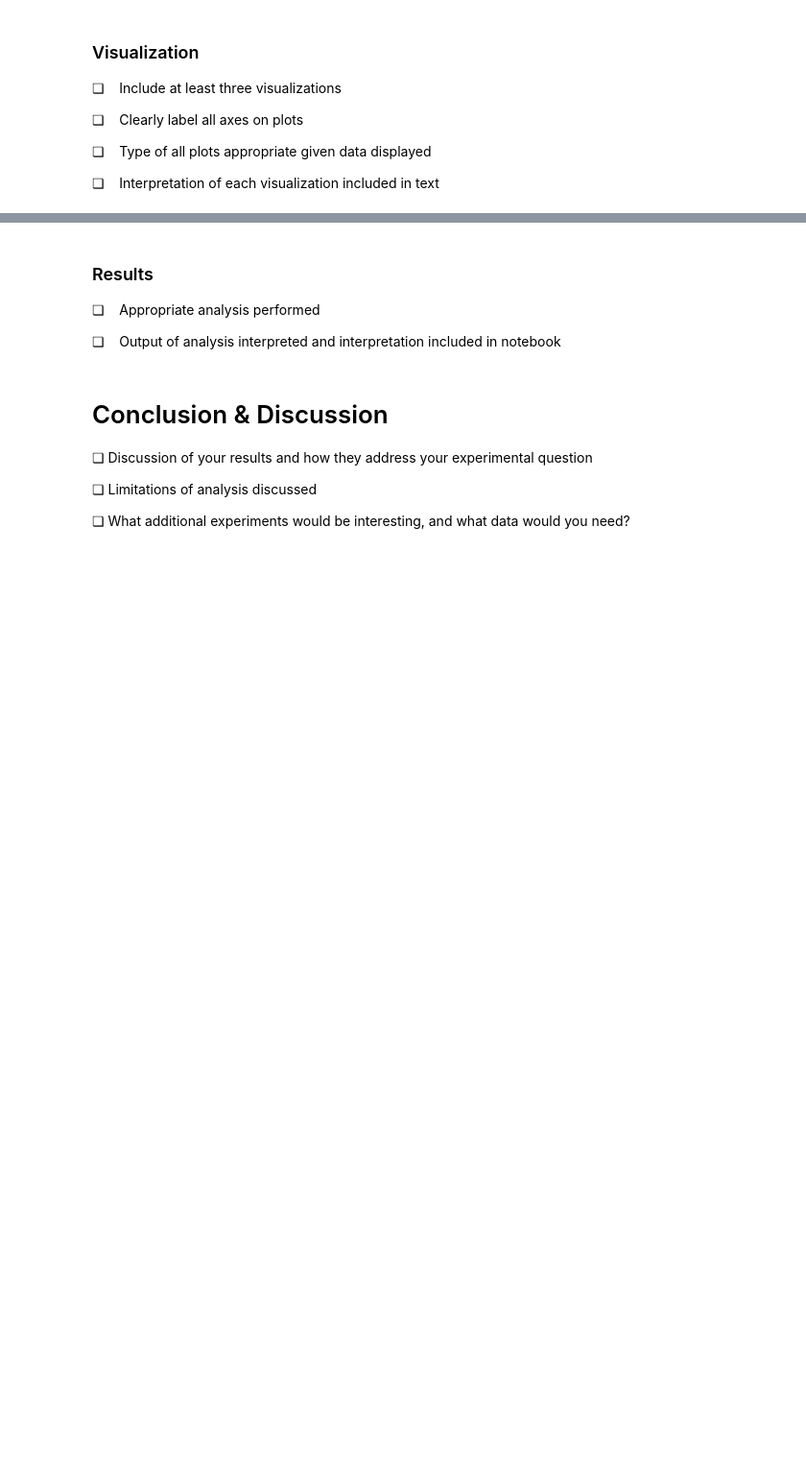
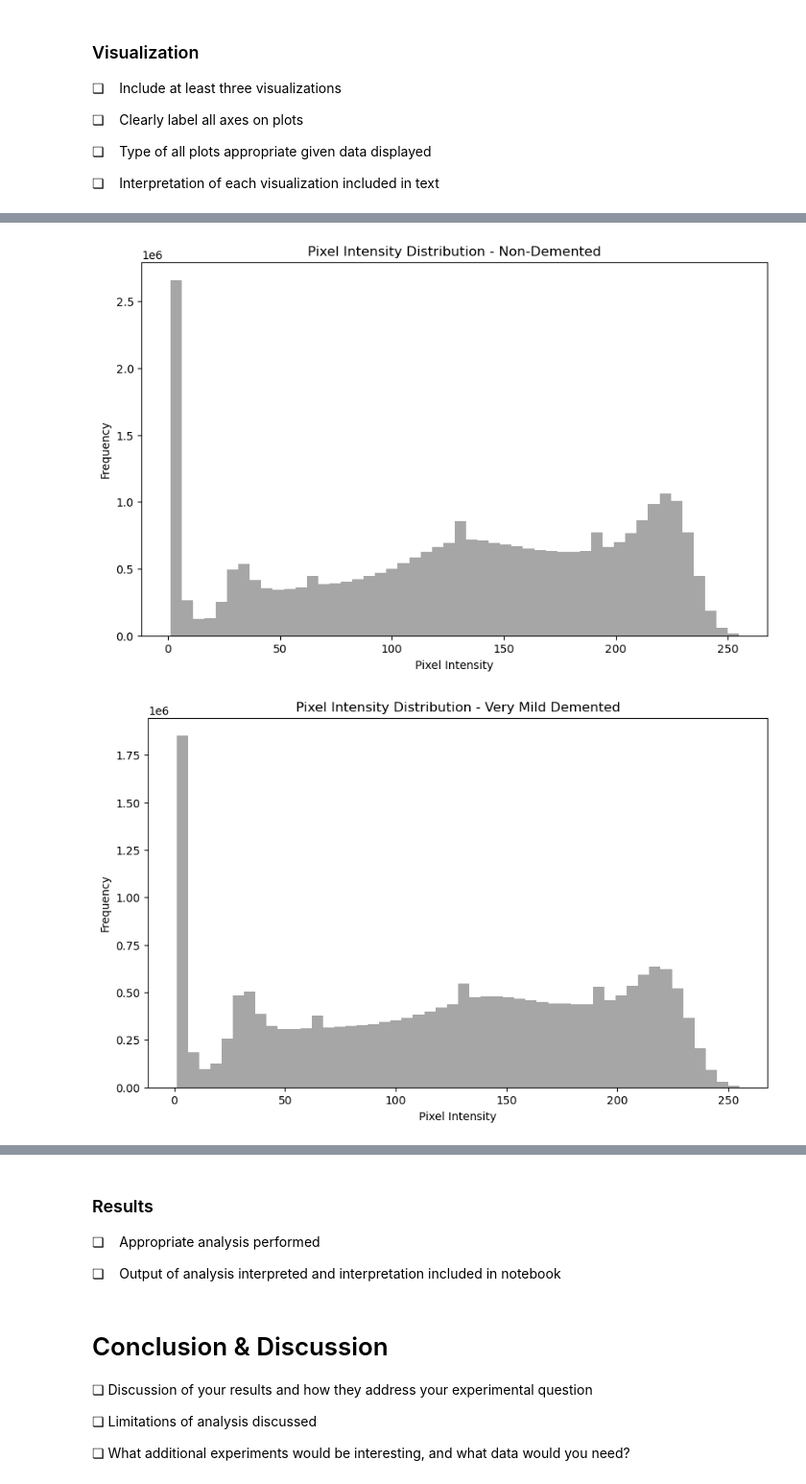
Before and after one commit to natdosan/cogs138project, a Jupyter notebook: final_project.ipynb, the cells around one changed output, grey strips where cells are left out. Shown at 96% size. Saved outputs shown, nothing was run; the diff lists cells and outputs as text; code cells hidden in the pictures; blank space fills up the shorter version.

```diff
--- a/final_project.ipynb
+++ b/final_project.ipynb
@@ -77,0 +158,28 @@ Loaded 64 images with shape (128, 128)
+# %%
+def plot_intensity_distribution(images, category):
+    """
+    Shows pixel intensity distribution
+
+    Parameters
+    ----------
+    images : numpy array
+        fMRI data
+    category : str
+        the class label
+    """
+    plt.figure(figsize=(10, 6))
+    pixel_values = images.flatten()
+    pixel_values = pixel_values[pixel_values != 0]
+    plt.hist(pixel_values, bins=50, color='gray', alpha=0.7)
+    plt.title(f'Pixel Intensity Distribution - {category}')
+    plt.xlabel('Pixel Intensity')
+    plt.ylabel('Frequency')
+    plt.show()
+
+plot_intensity_distribution(non_demented, 'Non-Demented')
+plot_intensity_distribution(very_mild_demented, 'Very Mild Demented')
+plot_intensity_distribution(mild_demented, 'Mild Demented')
+plot_intensity_distribution(moderate_demented, 'Moderate Demented')
+# %% [output]
+[figure, added]
+[figure, added]
```
Also changed, not shown: parts of 8 cells of this notebook.
